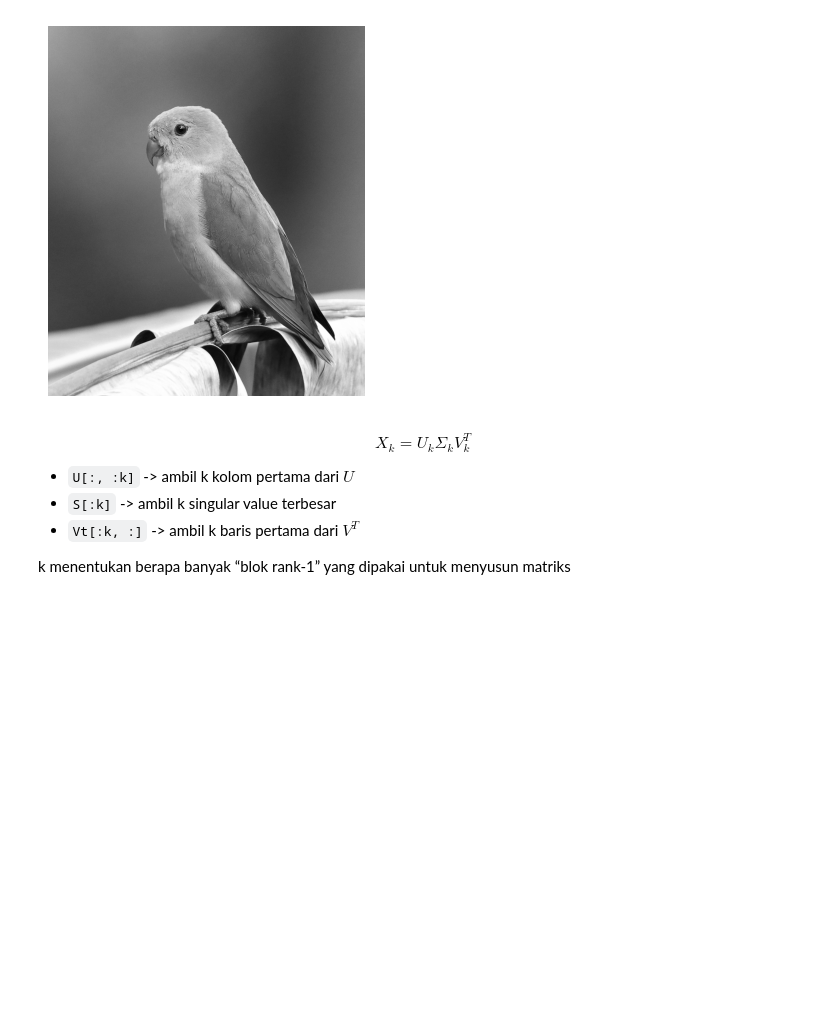
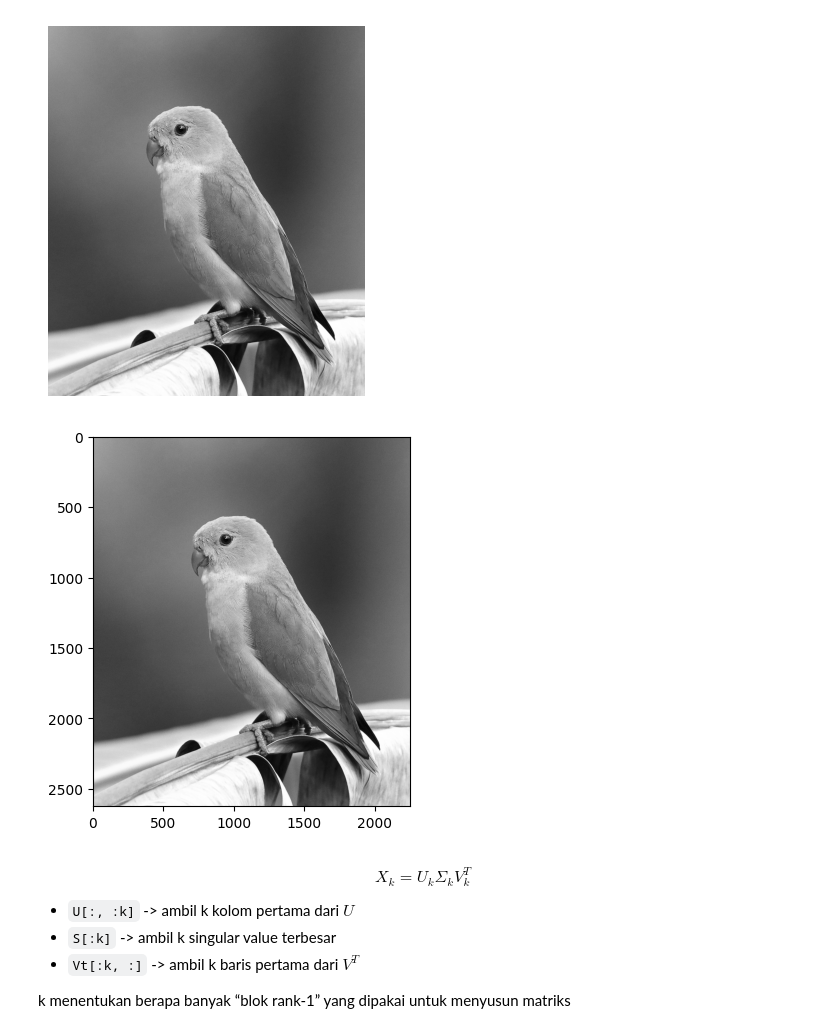
Before and after one commit to sakti38/A1, a Jupyter notebook: Advanced_Vector_Matriks_Code.ipynb, the cells around one changed output. Drawn from its saved outputs; the diff is of its cells as text; code cells hidden in the pictures; blank space fills up the shorter version.

```diff
--- a/Advanced_Vector_Matriks_Code.ipynb
+++ b/Advanced_Vector_Matriks_Code.ipynb
@@ -987,6 +3696,11 @@ plt.show()
 [figure]
 # %%
 U, S, Vt = np.linalg.svd(image, full_matrices=False)
+# %%
+plt.imshow(U @ np.diag(S) @ Vt, cmap='gray')
+plt.show()
+# %% [output]
+[figure, added]
 # %% [markdown]
 $$
 X_k = U_k \Sigma_k V_k^T
```
Also changed, not shown: parts of 309 cells of this notebook.
